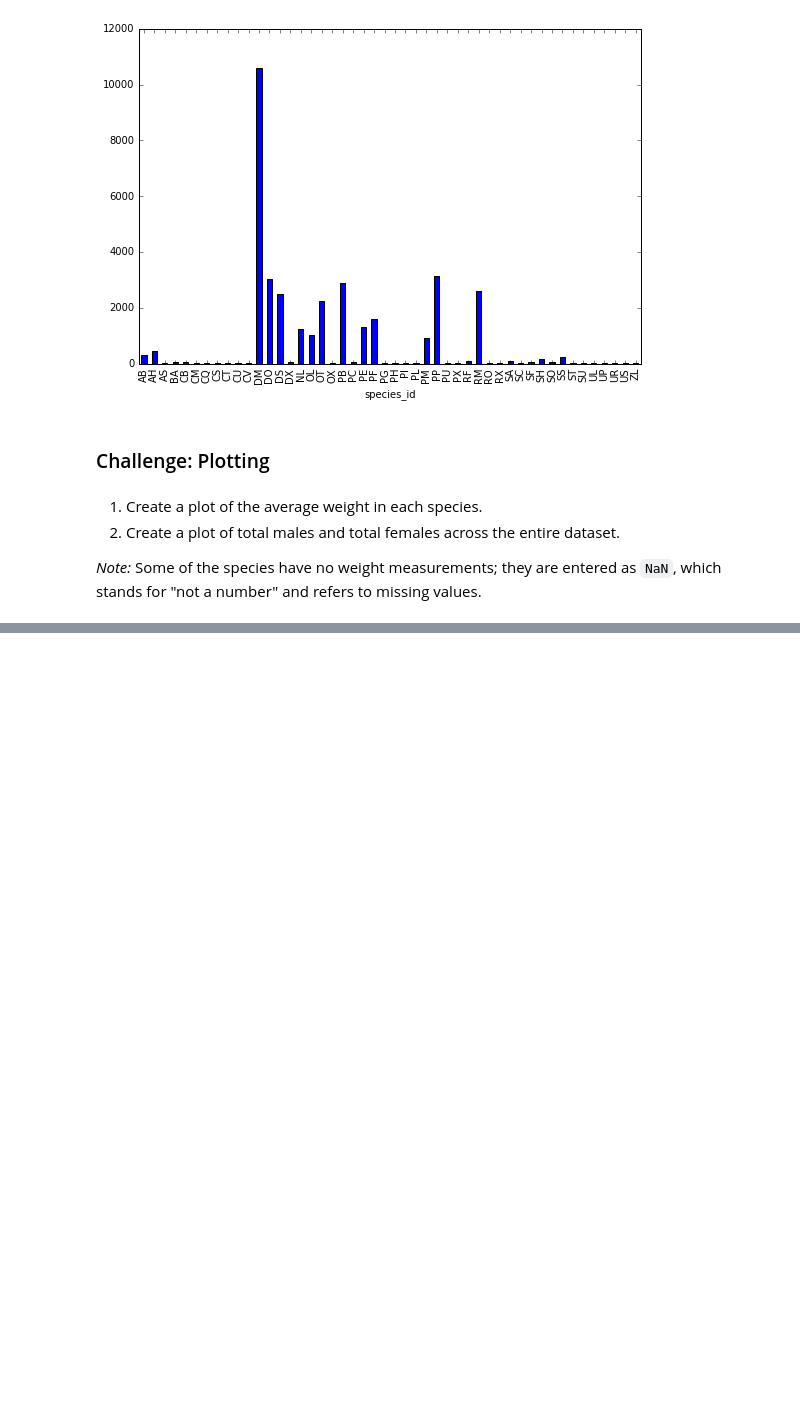
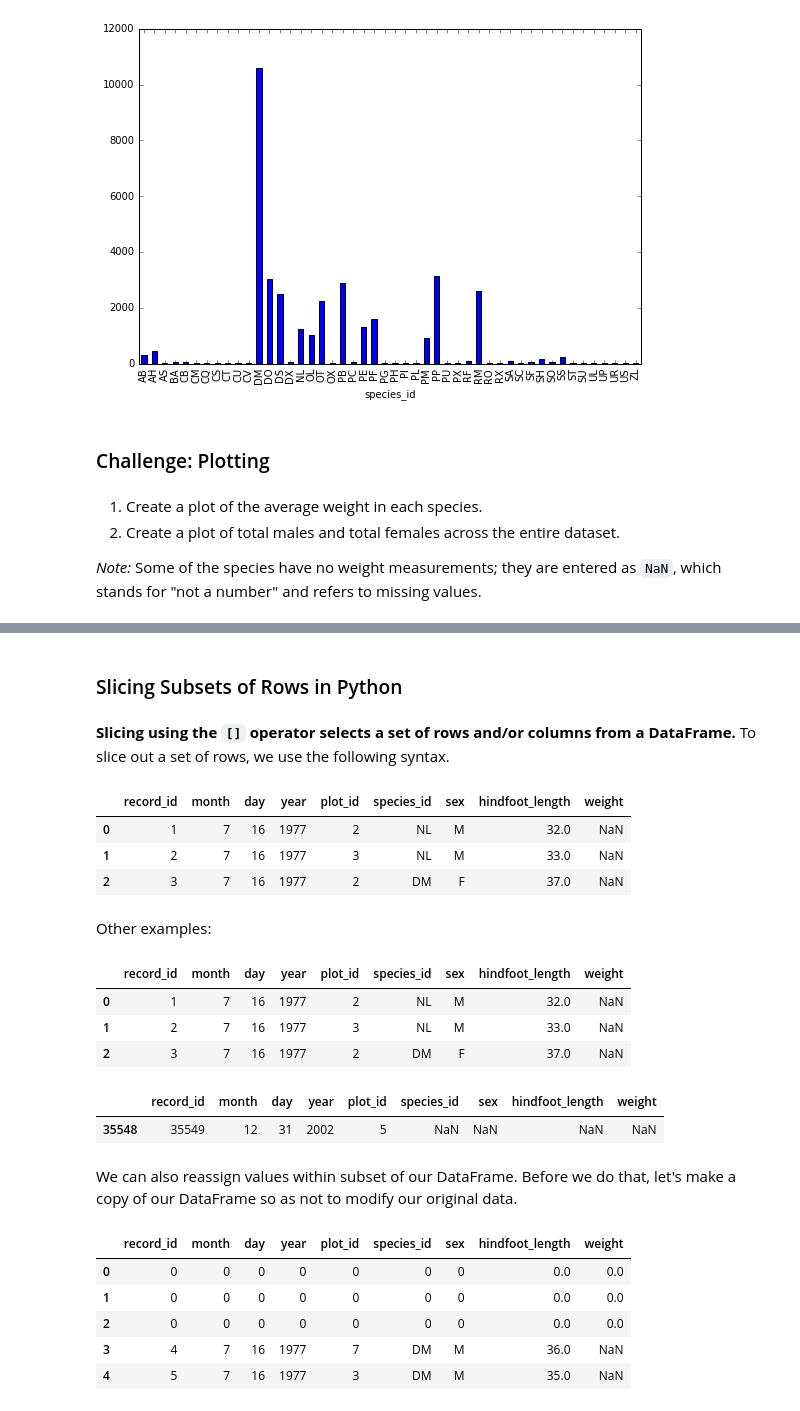
Before and after one commit to arthur-e/swc-workshop, a Jupyter notebook: python-ecology/Python-Intro-Ecology.ipynb, the cells around one changed output, grey strips where cells are left out. Saved outputs shown, nothing was run; the diff lists cells and outputs as text; code cells hidden in the pictures; blank space fills up the shorter version.

```diff
--- a/python-ecology/Python-Intro-Ecology.ipynb
+++ b/python-ecology/Python-Intro-Ecology.ipynb
@@ -596,0 +691,41 @@ species_counts.plot(figsize=(9, 6), kind = 'bar')
+# %% [markdown]
+### Slicing Subsets of Rows in Python
+# %% [markdown]
+**Slicing using the `[]` operator selects a set of rows and/or columns from a DataFrame.** To slice out a set of rows, we use the following syntax.
+# %%
+# Select the first three rows; rows 0,1,2 (but NOT 3)
+surveys[0:3]
+# %% [output]
+|  | record_id | month | day | year | plot_id | species_id | sex | hindfoot_length | weight |
+| 0 | 1 | 7 | 16 | 1977 | 2 | NL | M | 32.0 | NaN |
+| 1 | 2 | 7 | 16 | 1977 | 3 | NL | M | 33.0 | NaN |
+| 2 | 3 | 7 | 16 | 1977 | 2 | DM | F | 37.0 | NaN |
+# %% [markdown]
+Other examples:
+# %%
+# First three rows, starting index optional
+surveys[:3]
+# %% [output]
+|  | record_id | month | day | year | plot_id | species_id | sex | hindfoot_length | weight |
+| 0 | 1 | 7 | 16 | 1977 | 2 | NL | M | 32.0 | NaN |
+| 1 | 2 | 7 | 16 | 1977 | 3 | NL | M | 33.0 | NaN |
+| 2 | 3 | 7 | 16 | 1977 | 2 | DM | F | 37.0 | NaN |
+# %%
+# Select the last element (last row)
+surveys[-1:]
+# %% [output]
+|  | record_id | month | day | year | plot_id | species_id | sex | hindfoot_length | weight |
+| 35548 | 35549 | 12 | 31 | 2002 | 5 | NaN | NaN | NaN | NaN |
+# %% [markdown]
+We can also reassign values within subset of our DataFrame. Before we do that, let's make a copy of our DataFrame so as not to modify our original data.
+# %%
+surveys_copy = surveys
+surveys_copy[0:3] = 0
+surveys_copy.head()
+# %% [output]
+|  | record_id | month | day | year | plot_id | species_id | sex | hindfoot_length | weight |
+| 0 | 0 | 0 | 0 | 0 | 0 | 0 | 0 | 0.0 | 0.0 |
+| 1 | 0 | 0 | 0 | 0 | 0 | 0 | 0 | 0.0 | 0.0 |
+| 2 | 0 | 0 | 0 | 0 | 0 | 0 | 0 | 0.0 | 0.0 |
+| 3 | 4 | 7 | 16 | 1977 | 7 | DM | M | 36.0 | NaN |
+| 4 | 5 | 7 | 16 | 1977 | 3 | DM | M | 35.0 | NaN |
```
Also changed, not shown: parts of 48 cells of this notebook, 2 other files.
